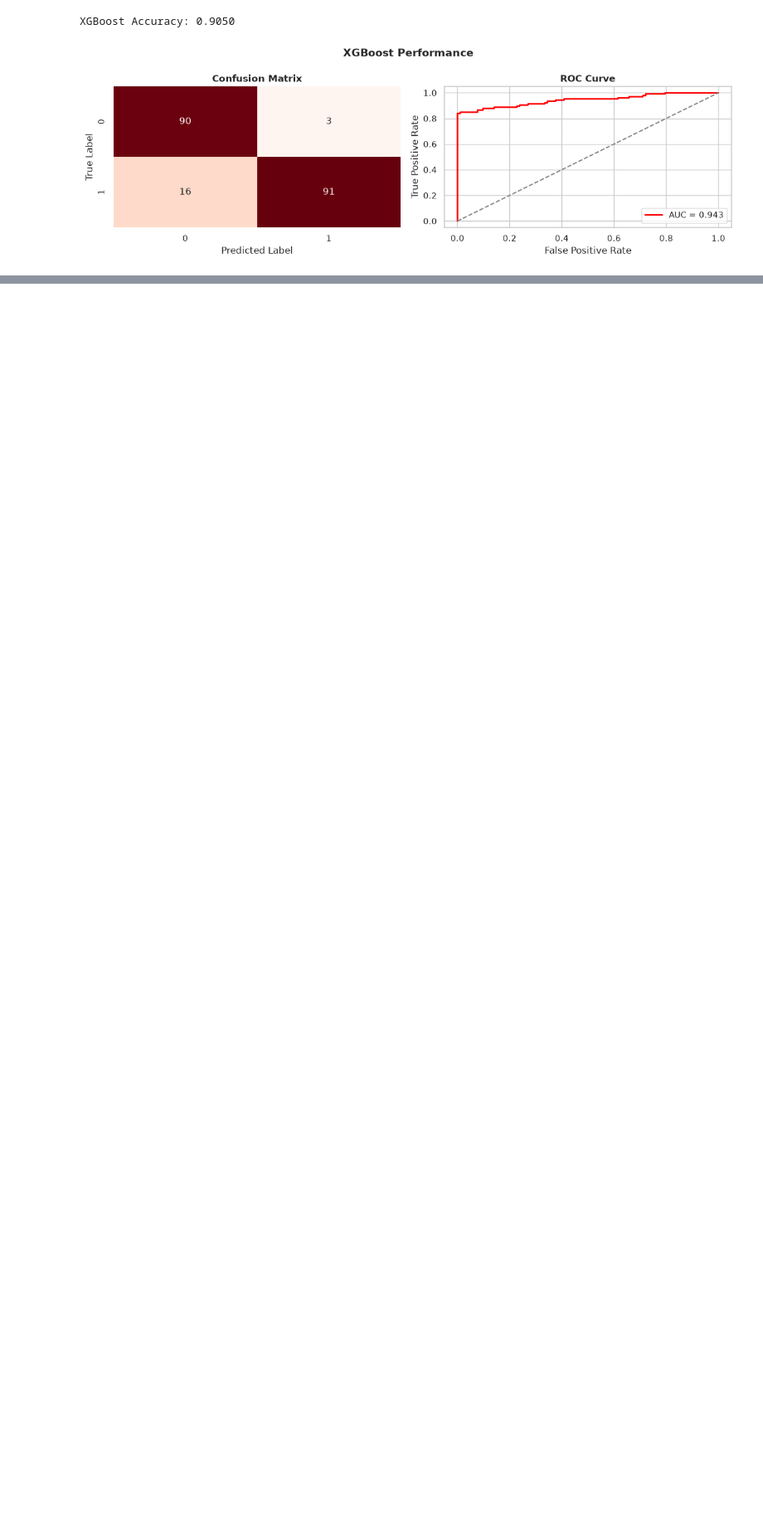
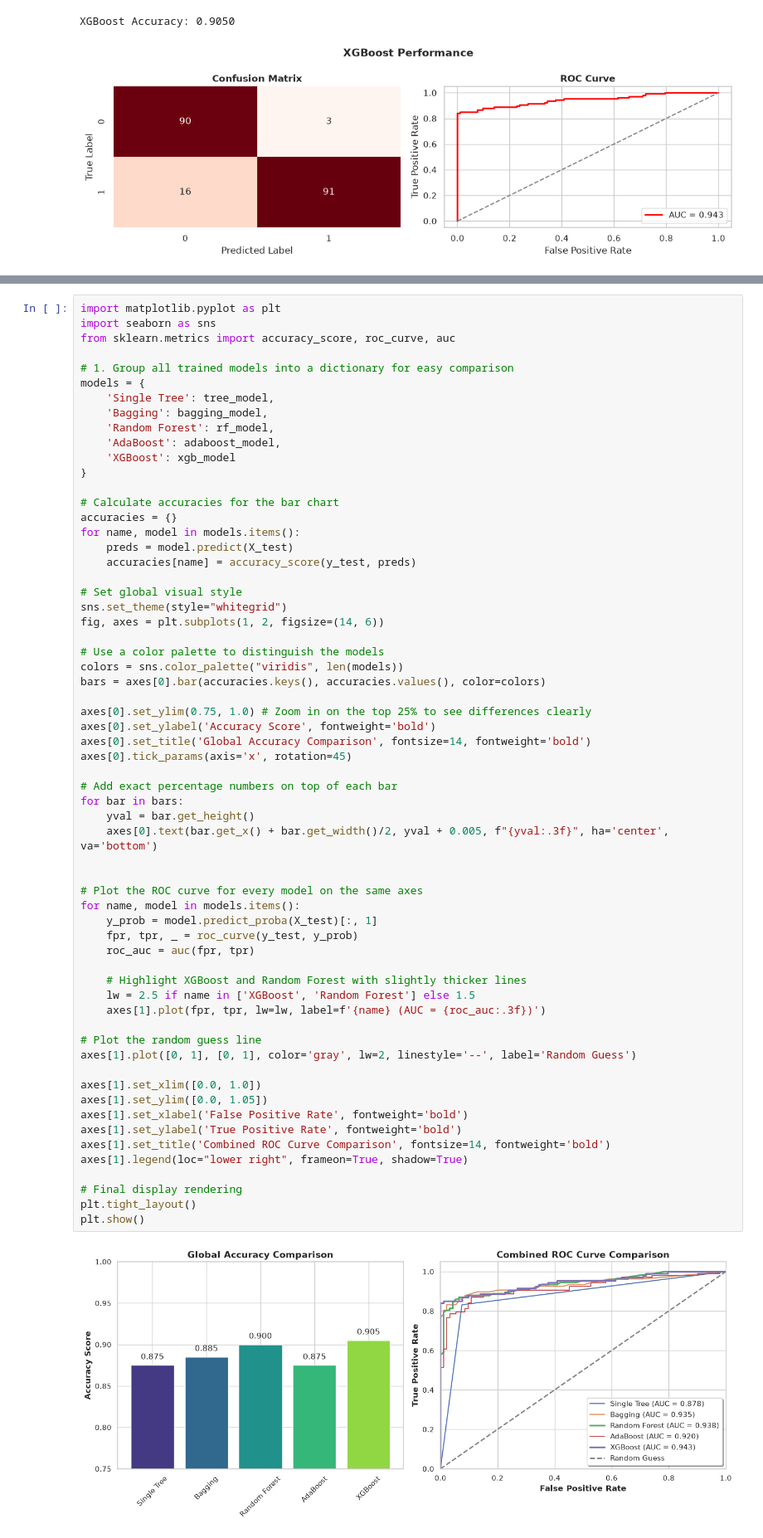
Before and after one commit to Jquishpeq923/Machine-Learning-6-SIN-A-Mar-Jul-2026, a Jupyter notebook: overview.ipynb, the cells around one changed output, grey strips where cells are left out. Shown at 83% size. Cells and saved outputs as stored; diff of their text form; blank space fills up the shorter version.

Commit message:
Wip: Final Conclusion & Model Selection

```diff
--- a/overview.ipynb
+++ b/overview.ipynb
@@ -289,0 +307,64 @@ XGBoost Accuracy: 0.9050
+# %%
+import matplotlib.pyplot as plt
+import seaborn as sns
+from sklearn.metrics import accuracy_score, roc_curve, auc
+
+# 1. Group all trained models into a dictionary for easy comparison
+models = {
+    'Single Tree': tree_model,
+    'Bagging': bagging_model,
+    'Random Forest': rf_model,
+    'AdaBoost': adaboost_model,
+    'XGBoost': xgb_model
+}
+
+# Calculate accuracies for the bar chart
+accuracies = {}
+for name, model in models.items():
+    preds = model.predict(X_test)
+    accuracies[name] = accuracy_score(y_test, preds)
+
+# Set global visual style
+sns.set_theme(style="whitegrid")
+fig, axes = plt.subplots(1, 2, figsize=(14, 6))
+
+# Use a color palette to distinguish the models
+colors = sns.color_palette("viridis", len(models))
+bars = axes[0].bar(accuracies.keys(), accuracies.values(), color=colors)
+
+axes[0].set_ylim(0.75, 1.0) # Zoom in on the top 25% to see differences clearly
+axes[0].set_ylabel('Accuracy Score', fontweight='bold')
+axes[0].set_title('Global Accuracy Comparison', fontsize=14, fontweight='bold')
+axes[0].tick_params(axis='x', rotation=45)
+
+# Add exact percentage numbers on top of each bar
+for bar in bars:
+    yval = bar.get_height()
+    axes[0].text(bar.get_x() + bar.get_width()/2, yval + 0.005, f"{yval:.3f}", ha='center', va='bottom')
+
+
+# Plot the ROC curve for every model on the same axes
+for name, model in models.items():
+    y_prob = model.predict_proba(X_test)[:, 1]
+    fpr, tpr, _ = roc_curve(y_test, y_prob)
+    roc_auc = auc(fpr, tpr)
+
+    # Highlight XGBoost and Random Forest with slightly thicker lines
+    lw = 2.5 if name in ['XGBoost', 'Random Forest'] else 1.5
+    axes[1].plot(fpr, tpr, lw=lw, label=f'{name} (AUC = {roc_auc:.3f})')
+
+# Plot the random guess line
+axes[1].plot([0, 1], [0, 1], color='gray', lw=2, linestyle='--', label='Random Guess')
+
+axes[1].set_xlim([0.0, 1.0])
+axes[1].set_ylim([0.0, 1.05])
+axes[1].set_xlabel('False Positive Rate', fontweight='bold')
+axes[1].set_ylabel('True Positive Rate', fontweight='bold')
+axes[1].set_title('Combined ROC Curve Comparison', fontsize=14, fontweight='bold')
+axes[1].legend(loc="lower right", frameon=True, shadow=True)
+
+# Final display rendering
+plt.tight_layout()
+plt.show()
+# %% [output]
+[figure, added]
```
Also changed, not shown: parts of 1 cell of this notebook.
